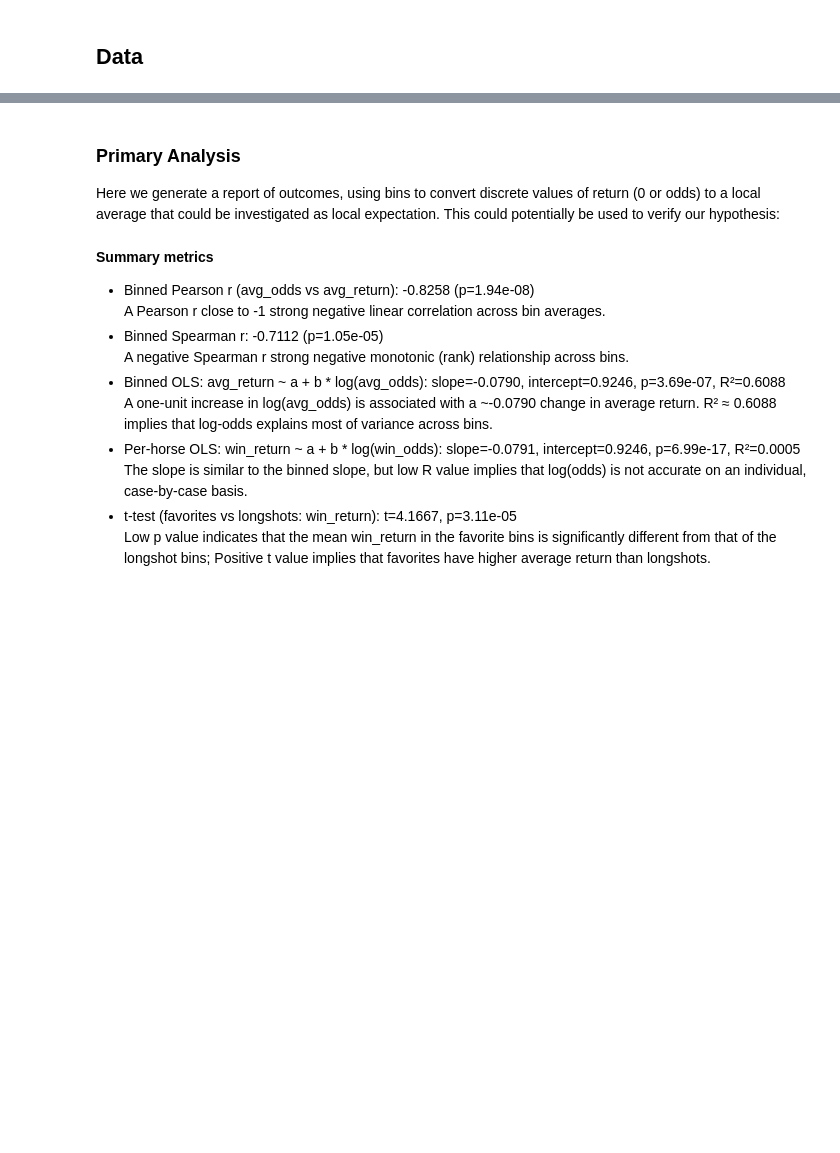
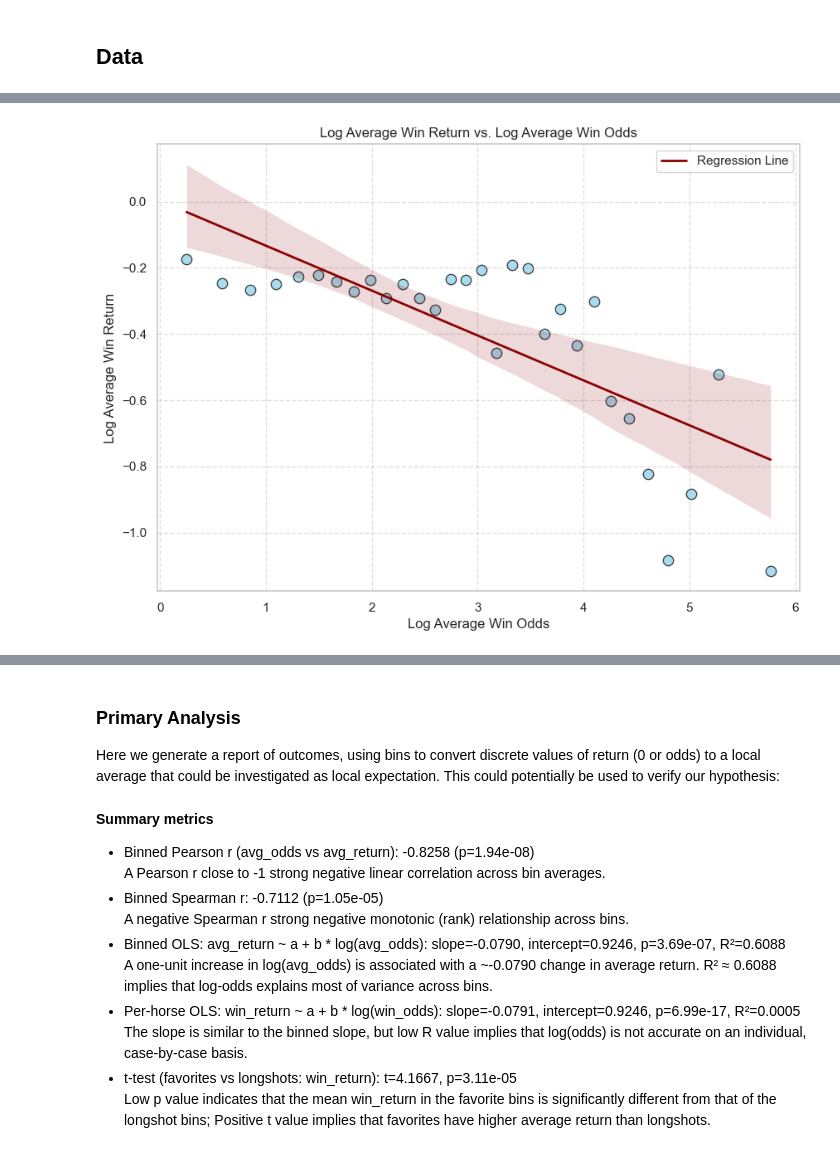
Before and after one commit to RuobingWang1/horse-racing-odds-analysis, a Jupyter notebook: 03-FinalProject.ipynb, the cells around one changed output, grey strips where cells are left out. Drawn from its saved outputs; the diff is of its cells as text; code cells hidden in the pictures; blank space fills up the shorter version.

```diff
--- a/03-FinalProject.ipynb
+++ b/03-FinalProject.ipynb
@@ -100,0 +470,28 @@ Instructions: REPLACE the contents of this cell with your work, including any up
+# %%
+# 3. relationship visualization (log on both axes)
+plt.figure(figsize=(10, 7))
+
+# data processing is used instead of logged display
+# since we want the confidence interval to also be on log scale.
+# if we use log scaled axes for x and y, but confidence interval is linear,
+# the shape of confidence interval is always leaning to negative side,
+# resulting in a less suggestive visualization.
+binned_odds_return['log_average_win_odds'] = np.log(binned_odds_return['average_win_odds'])
+binned_odds_return['log_average_win_return'] = np.log(binned_odds_return['average_win_return'])
+
+# regression
+sns.regplot(
+    data=binned_odds_return, x='log_average_win_odds', y='log_average_win_return', ci=95,
+    scatter_kws={'s': 80, 'alpha': 0.7, 'edgecolor': 'black', 'color': 'skyblue'},
+    line_kws={'color': 'darkred', 'linestyle': '-', 'lw': 2, 'label': 'Regression Line'}
+)
+
+# labels
+plt.title('Log Average Win Return vs. Log Average Win Odds')
+plt.xlabel('Log Average Win Odds')
+plt.ylabel('Log Average Win Return')
+plt.grid(True, linestyle='--', alpha=0.6)
+plt.legend()
+plt.show()
+# %% [output]
+[figure, added]
```
Also changed, not shown: parts of 41 cells of this notebook.
